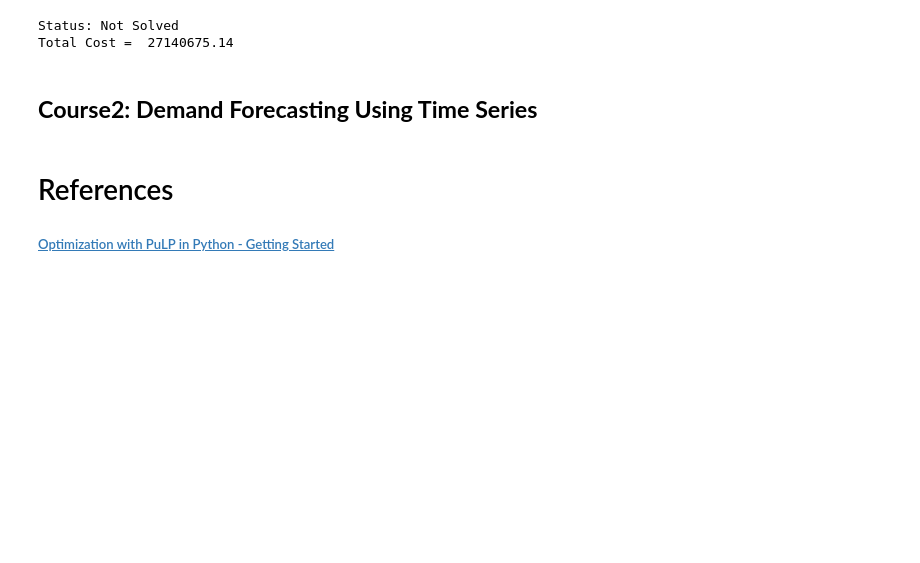
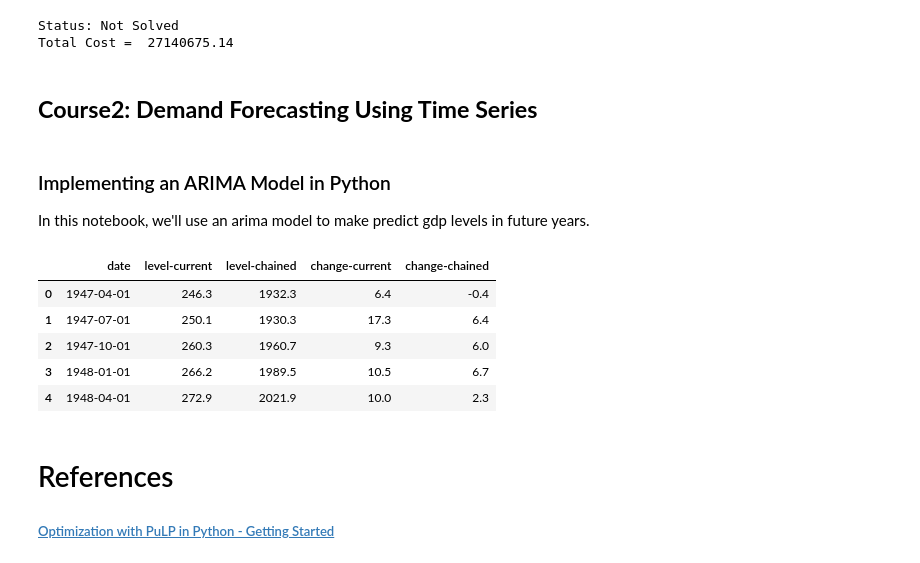
Before and after one commit to laithrasheed/Data-Science-Projects, a Jupyter notebook: Supply Chains Domain Knowledge/Coursera Specialization - Machine Learning for Supply Chains/Specialization Notebook.ipynb, the cells around one changed output. Drawn from its saved outputs; the diff is of its cells as text; code cells hidden in the pictures; blank space fills up the shorter version.

Commit message:
Code of Course 2 Module 3 - ARIMA Model

```diff
--- a/Supply Chains Domain Knowledge/Coursera Specialization - Machine Learning for Supply Chains/Specialization Notebook.ipynb
+++ b/Supply Chains Domain Knowledge/Coursera Specialization - Machine Learning for Supply Chains/Specialization Notebook.ipynb
@@ -756,3 +756,25 @@ Status: Not Solved
 Total Cost =  27140675.14
 # %% [markdown]
 ## **Course2: Demand Forecasting Using Time Series**
+# %% [markdown]
+### Implementing an ARIMA Model in Python
+
+In this notebook, we'll use an arima model to make predict gdp levels in future years.
+# %%
+### Import libraries and load in data into a dataframe called 'df'.
+### This dataset gives US GDP levels from 1947-2017.
+### In this assignment, our goal is to predict future levels (2018+)
+
+import statsmodels.api as sm
+import pandas as pd
+import numpy as np
+
+df = pd.read_csv('C2_M3_data.csv')
+df.head()
+# %% [output]
+|  | date | level-current | level-chained | change-current | change-chained |
+| 0 | 1947-04-01 | 246.3 | 1932.3 | 6.4 | -0.4 |
+| 1 | 1947-07-01 | 250.1 | 1930.3 | 17.3 | 6.4 |
+| 2 | 1947-10-01 | 260.3 | 1960.7 | 9.3 | 6.0 |
+| 3 | 1948-01-01 | 266.2 | 1989.5 | 10.5 | 6.7 |
+| 4 | 1948-04-01 | 272.9 | 2021.9 | 10.0 | 2.3 |
```
Also changed, not shown: parts of 1 cell of this notebook.
